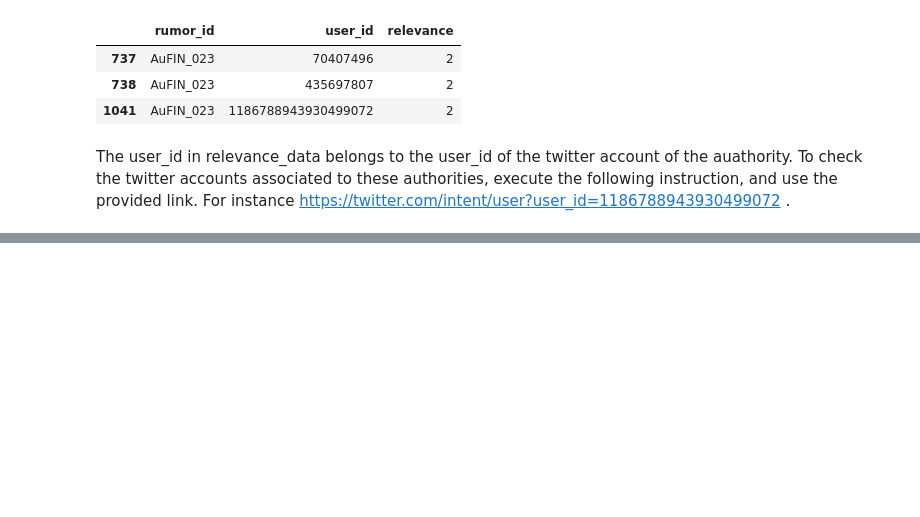
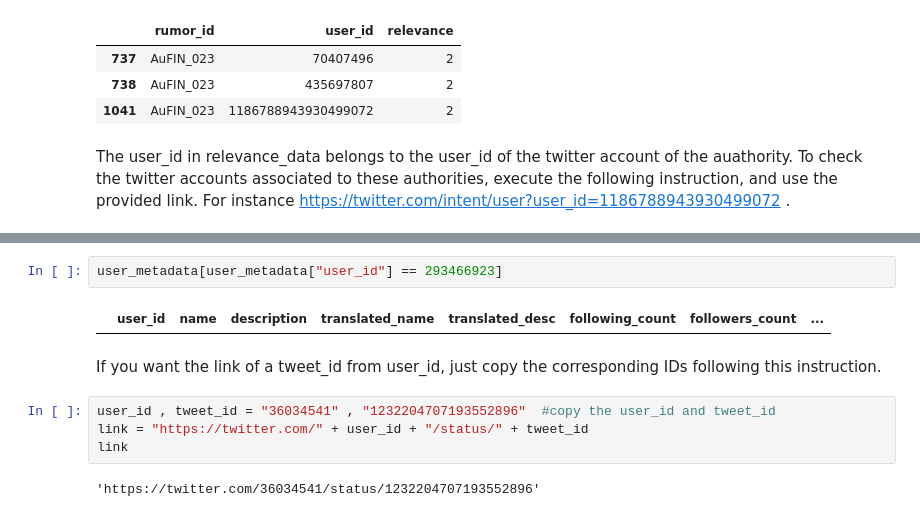
Before and after one commit to GharafiHamza/AINoLoPs, a Jupyter notebook: data-analysis/data-vis.ipynb, the cells around one changed output, grey strips where cells are left out. Drawn from its saved outputs; the diff is of its cells as text; blank space fills up the shorter version.

```diff
--- a/data-analysis/data-vis.ipynb
+++ b/data-analysis/data-vis.ipynb
@@ -257,0 +341,12 @@ link
+# %%
+user_metadata[user_metadata["user_id"] == 293466923]
+# %% [output]
+|  | user_id | name | description | translated_name | translated_desc | following_count | followers_count | ... |
+# %% [markdown]
+If you want the link of a tweet_id from user_id, just copy the corresponding IDs following this instruction.
+# %%
+user_id , tweet_id = "36034541" , "1232204707193552896"  #copy the user_id and tweet_id
+link = "https://twitter.com/" + user_id + "/status/" + tweet_id
+link
+# %% [output]
+'https://twitter.com/36034541/status/1232204707193552896'
```
Also changed, not shown: parts of 28 cells of this notebook.
